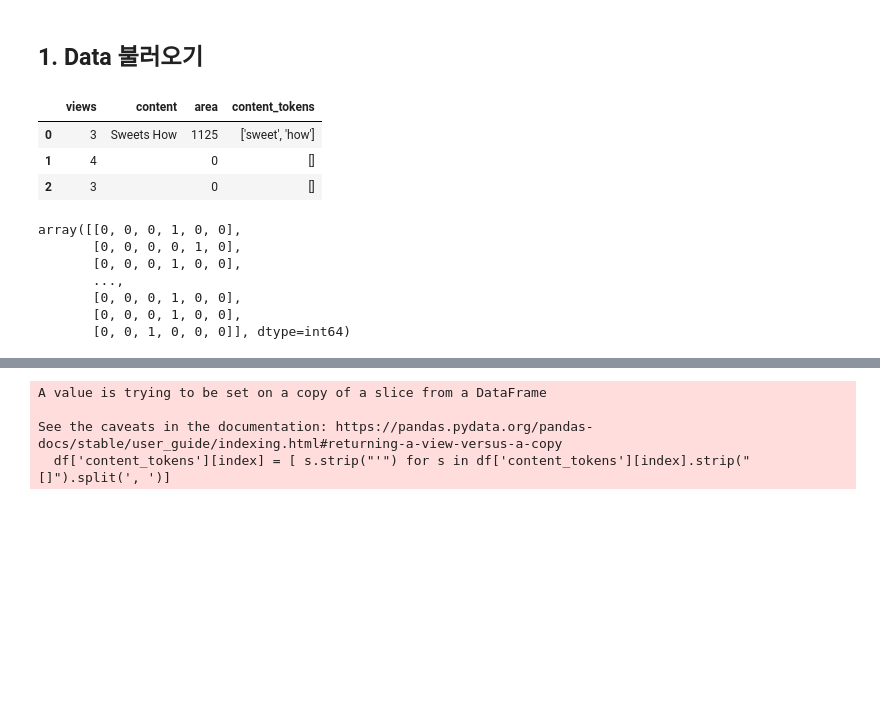
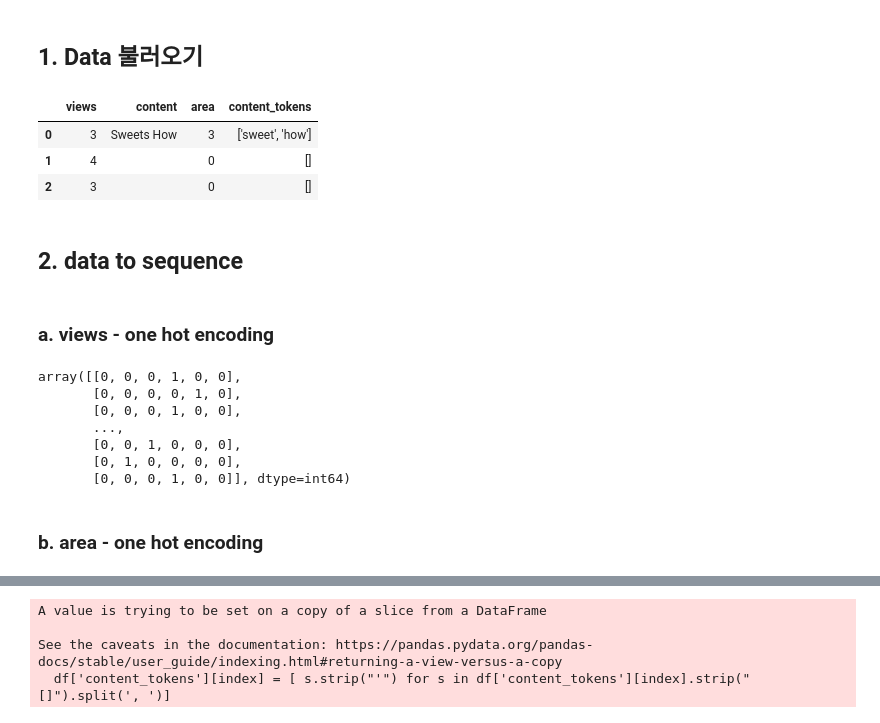
Before and after one commit to Hits-hike/youtube-views-prediction-model, a Jupyter notebook: thumbnail/text_rekognition/thumbnailtext_lstm.ipynb, the cells around one changed output, grey strips where cells are left out. Cells and saved outputs as stored; diff of their text form; code cells hidden in the pictures; blank space fills up the shorter version.

```diff
--- a/thumbnail/text_rekognition/thumbnailtext_lstm.ipynb
+++ b/thumbnail/text_rekognition/thumbnailtext_lstm.ipynb
@@ -5,14 +7,18 @@ import pandas as pd
 # %%
 # 데이터 불러오기
-df = pd.read_csv('../../data/english_humbnailtext_preprocessed.csv', encoding='UTF-8')
+df = pd.read_csv('../../data/english_thumbnailtext_preprocessed.csv', encoding='UTF-8')
 df.head(3)
 # %% [output]
 |  | views | content | area | content_tokens |
-| 0 | 3 | Sweets How | 1125 | ['sweet', 'how'] |
+| 0 | 3 | Sweets How | 3 | ['sweet', 'how'] |
 | 1 | 4 |  | 0 | [] |
 | 2 | 3 |  | 0 | [] |
+# %% [markdown]
+## 2. data to sequence
 # %%
 from keras.utils import to_categorical #2번 실행하기
+# %% [markdown]
+### a. views - one hot encoding
 # %%
 y = to_categorical(df['views']).astype('int64')
 y
@@ -21,6 +27,8 @@ array([[0, 0, 0, 1, 0, 0],
        [0, 0, 0, 0, 1, 0],
        [0, 0, 0, 1, 0, 0],
        ...,
-       [0, 0, 0, 1, 0, 0],
-       [0, 0, 0, 1, 0, 0],
-       [0, 0, 1, 0, 0, 0]], dtype=int64)
+       [0, 0, 1, 0, 0, 0],
+       [0, 1, 0, 0, 0, 0],
+       [0, 0, 0, 1, 0, 0]], dtype=int64)
+# %% [markdown]
+### b. area - one hot encoding
```
Also changed, not shown: parts of 45 cells of this notebook, 4 other files.
